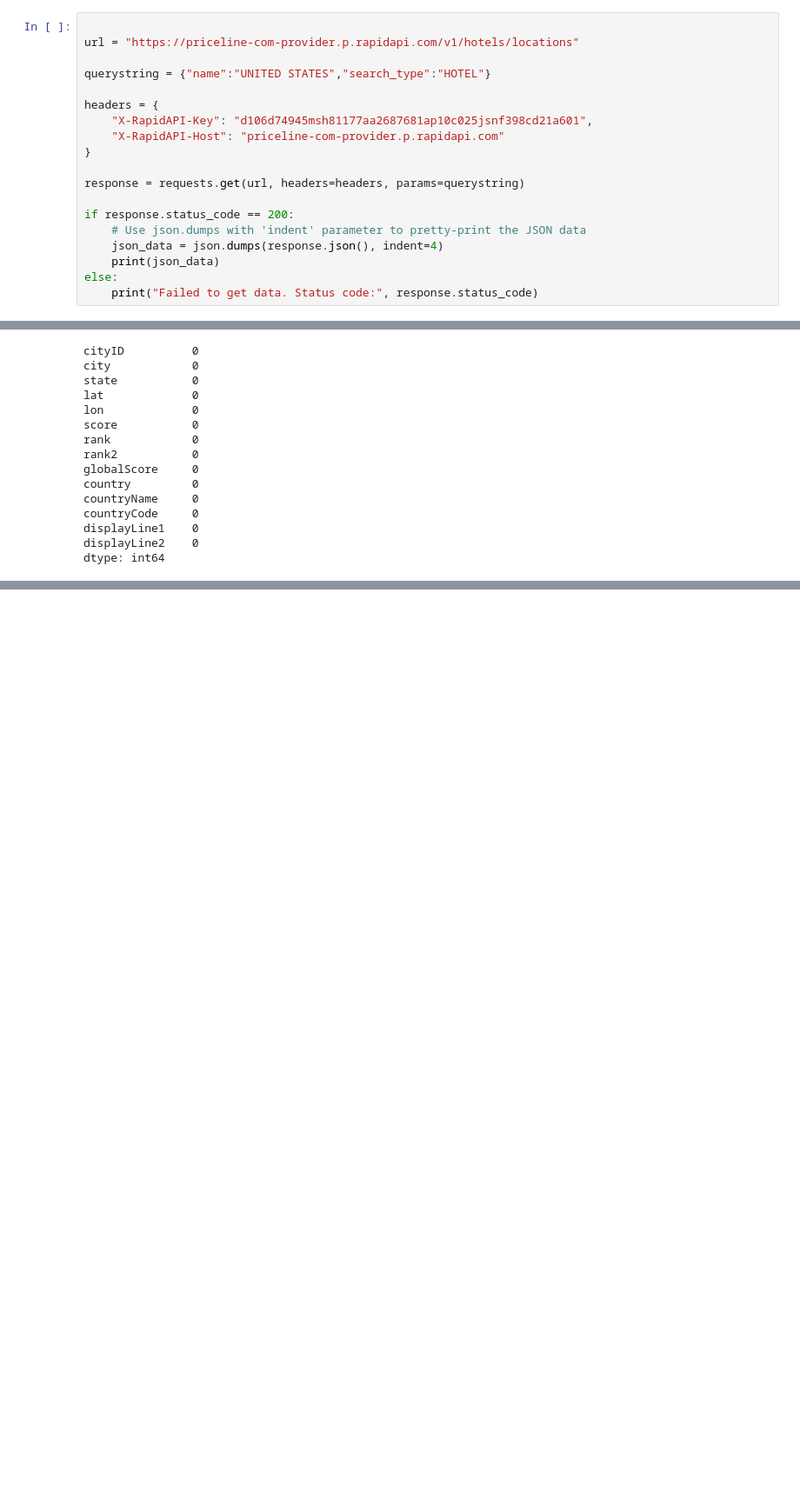
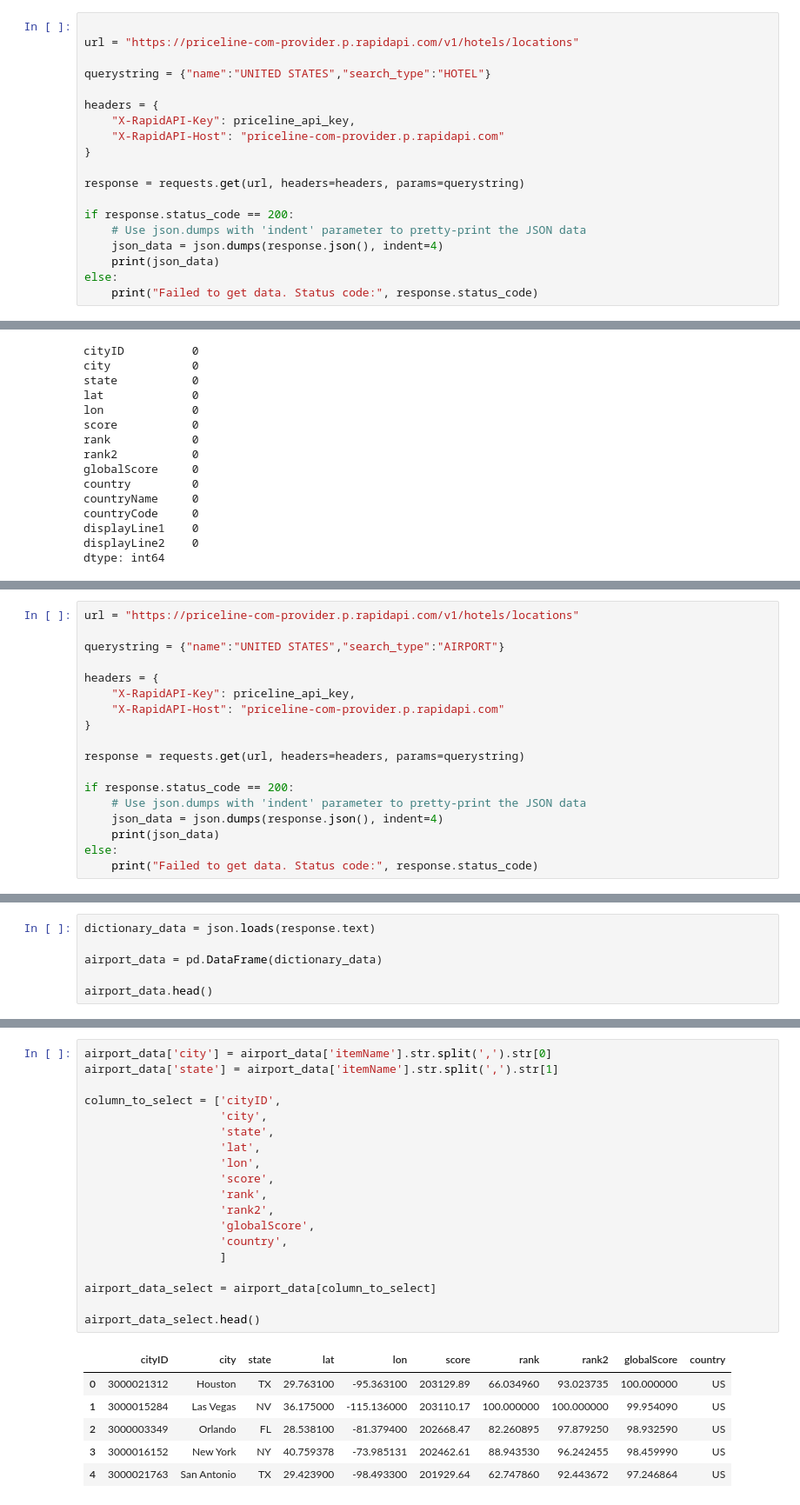
Before and after one commit to tayloresque/Project3_Group4, a Jupyter notebook: vacation_map copy.ipynb, the cells around one changed output, grey strips where cells are left out. Shown at 87% size. Drawn from its saved outputs; the diff is of its cells as text; blank space fills up the shorter version.

Commit message:
airport data added

```diff
--- a/vacation_map copy.ipynb
+++ b/vacation_map copy.ipynb
@@ -10,7 +14,7 @@ url = "https://priceline-com-provider.p.rapidapi.com/v1/hotels/locations"
 querystring = {"name":"UNITED STATES","search_type":"HOTEL"}
 
 headers = {
-	"X-RapidAPI-Key": "d106d74945msh81177aa2687681ap10c025jsnf398cd21a601",
+	"X-RapidAPI-Key": priceline_api_key,
 	"X-RapidAPI-Host": "priceline-com-provider.p.rapidapi.com"
 }
 
@@ -158,3 +155,21 @@ dtype: int64
 # hotel_data_clean.to_csv(file_path, index=False)
 
 # print("DataFrame saved to 'data/hotel.csv' file.")
+# %%
+url = "https://priceline-com-provider.p.rapidapi.com/v1/hotels/locations"
+
+querystring = {"name":"UNITED STATES","search_type":"AIRPORT"}
+
+headers = {
+	"X-RapidAPI-Key": priceline_api_key,
+	"X-RapidAPI-Host": "priceline-com-provider.p.rapidapi.com"
+}
+
+response = requests.get(url, headers=headers, params=querystring)
+
+if response.status_code == 200:
+    # Use json.dumps with 'indent' parameter to pretty-print the JSON data
+    json_data = json.dumps(response.json(), indent=4)
+    print(json_data)
+else:
+    print("Failed to get data. Status code:", response.status_code)
@@ -160,0 +194,6 @@ dtype: int64
+# %%
+dictionary_data = json.loads(response.text)
+
+airport_data = pd.DataFrame(dictionary_data)
+
+airport_data.head()
@@ -160,0 +220,26 @@ dtype: int64
+# %%
+airport_data['city'] = airport_data['itemName'].str.split(',').str[0]
+airport_data['state'] = airport_data['itemName'].str.split(',').str[1]
+
+column_to_select = ['cityID',
+                    'city',
+                    'state',
+                    'lat',
+                    'lon',
+                    'score',
+                    'rank',
+                    'rank2',
+                    'globalScore',
+                    'country',
+                    ]
+
+airport_data_select = airport_data[column_to_select]
+
+airport_data_select.head()
+# %% [output]
+|  | cityID | city | state | lat | lon | score | rank | rank2 | globalScore | country |
+| 0 | 3000021312 | Houston | TX | 29.763100 | -95.363100 | 203129.89 | 66.034960 | 93.023735 | 100.000000 | US |
+| 1 | 3000015284 | Las Vegas | NV | 36.175000 | -115.136000 | 203110.17 | 100.000000 | 100.000000 | 99.954090 | US |
+| 2 | 3000003349 | Orlando | FL | 28.538100 | -81.379400 | 202668.47 | 82.260895 | 97.879250 | 98.932590 | US |
+| 3 | 3000016152 | New York | NY | 40.759378 | -73.985131 | 202462.61 | 88.943530 | 96.242455 | 98.459990 | US |
+| 4 | 3000021763 | San Antonio | TX | 29.423900 | -98.493300 | 201929.64 | 62.747860 | 92.443672 | 97.246864 | US |
```
Also changed, not shown: parts of 10 cells of this notebook, 2 other files.
